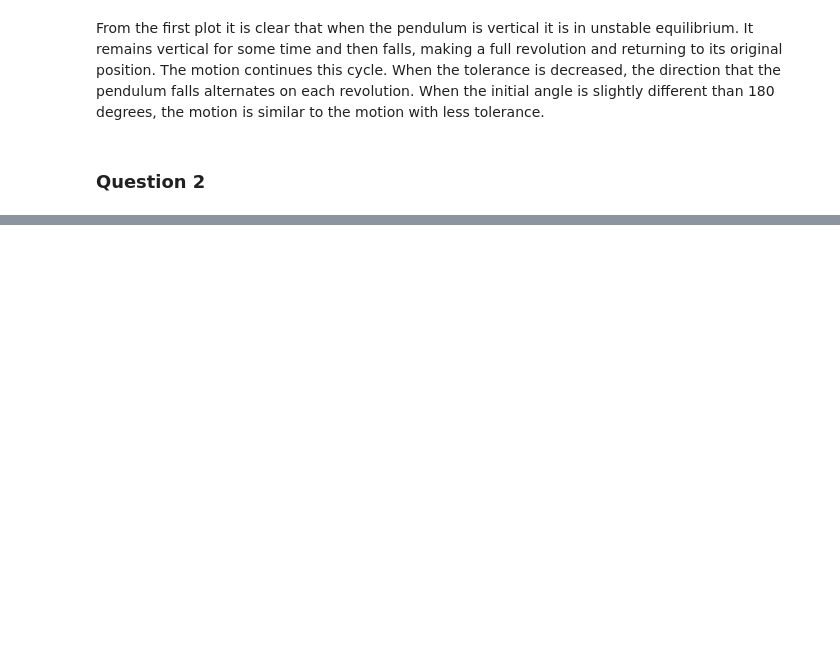
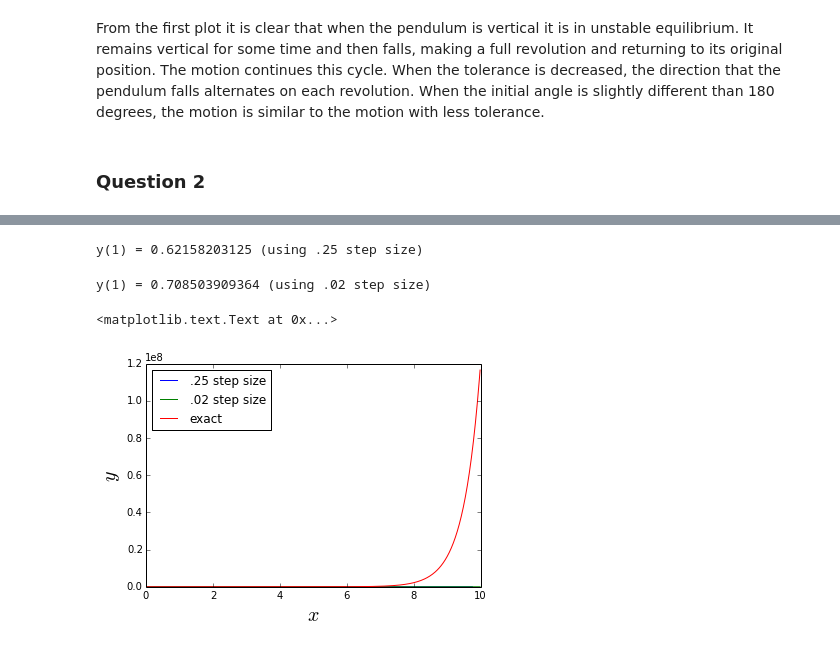
Before and after one commit to jparke08/PHYS202-S14, a Jupyter notebook: SciPy/ODEExercises.ipynb, the cells around one changed output, grey strips where cells are left out. Cells and saved outputs as stored; diff of their text form; code cells hidden in the pictures; blank space fills up the shorter version.

```diff
--- a/SciPy/ODEExercises.ipynb
+++ b/SciPy/ODEExercises.ipynb
@@ -168,0 +280,47 @@ From the first plot it is clear that when the pendulum is vertical it is in unst
+# %%
+xmax = 10
+dx = .25
+nsteps = int(xmax/dx)
+x = np.zeros(nsteps)
+y = np.zeros(nsteps)
+
+x[0]=0.
+y[0]=0.
+
+for i in range(len(x)-1):
+    x[i+1] = x[i] + dx
+    y[i+1] = y[i] + dx*.5*((x[i+1]+2*y[i+1])+(x[i]+2*y[i]))
+
+
+print "y(1) = " + str(y[x==1][0])+" (using .25 step size)"
+# %% [output]
+y(1) = 0.62158203125 (using .25 step size)
+# %%
+xmax = 10
+dx = .02
+nsteps = int(xmax/dx)
+x4 = np.zeros(nsteps)
+y4 = np.zeros(nsteps)
+
+x4[0]=0.
+y4[0]=0.
+
+for i in range(len(x4)-1):
+    x4[i+1] = x4[i] + dx
+    y4[i+1] = y4[i] + dx*.5*((x4[i]+2*y4[i])+(x4[i+1]+2*y4[i+1]))
+
+mask = (x4 <1.01) & (x4>.99)
+print "y(1) = " + str(y4[mask][0])+" (using .02 step size)"
+# %% [output]
+y(1) = 0.708503909364 (using .02 step size)
+# %%
+y_exact = .25*np.exp(2*x2)-.5*x2-.25
+plt.plot(x,y,label='.25 step size')
+plt.plot(x4,y4,label='.02 step size')
+plt.plot(x2,y_exact,label='exact')
+plt.legend(loc='best')
+plt.ylabel(r'$y$',fontsize=20)
+plt.xlabel(r'$x$',fontsize=20)
+# %% [output]
+<matplotlib.text.Text at 0x...>
+[figure, added]
```
Also changed, not shown: parts of 15 cells of this notebook, 1 other file.
